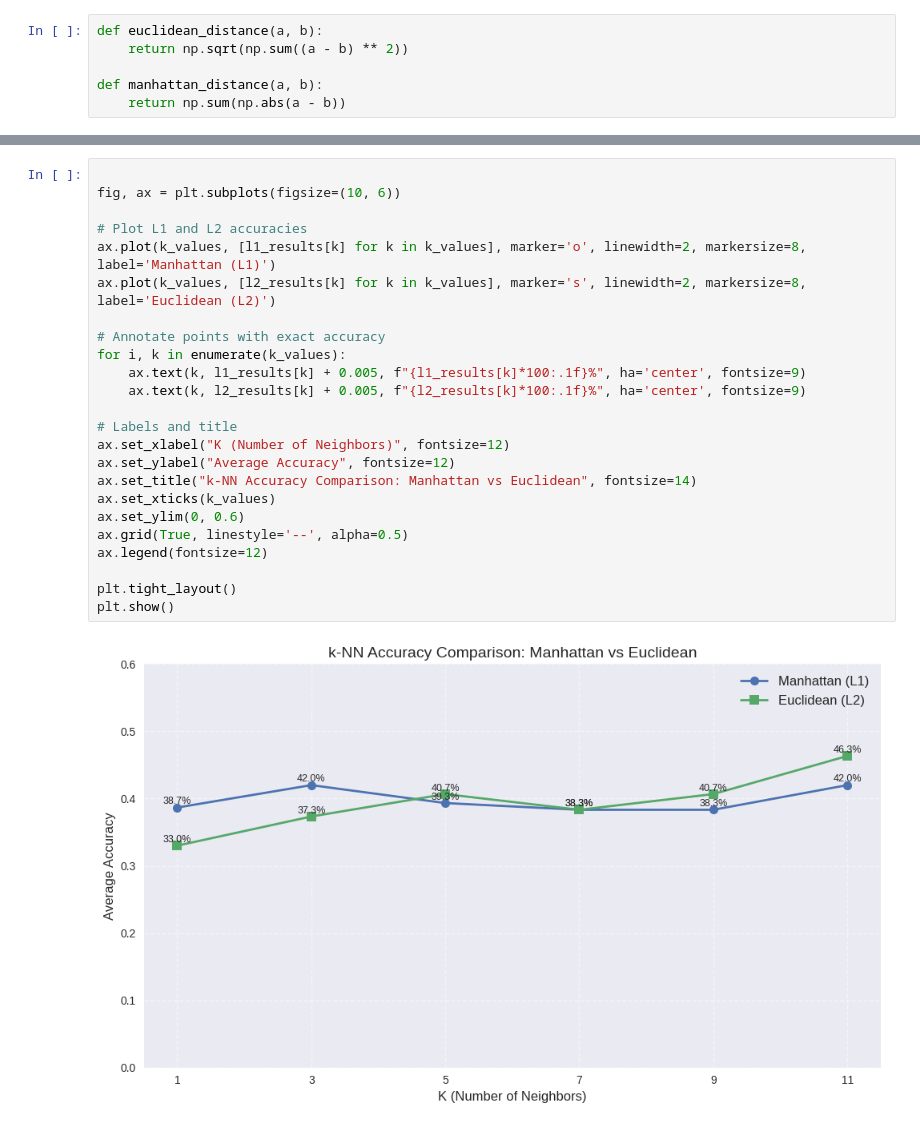
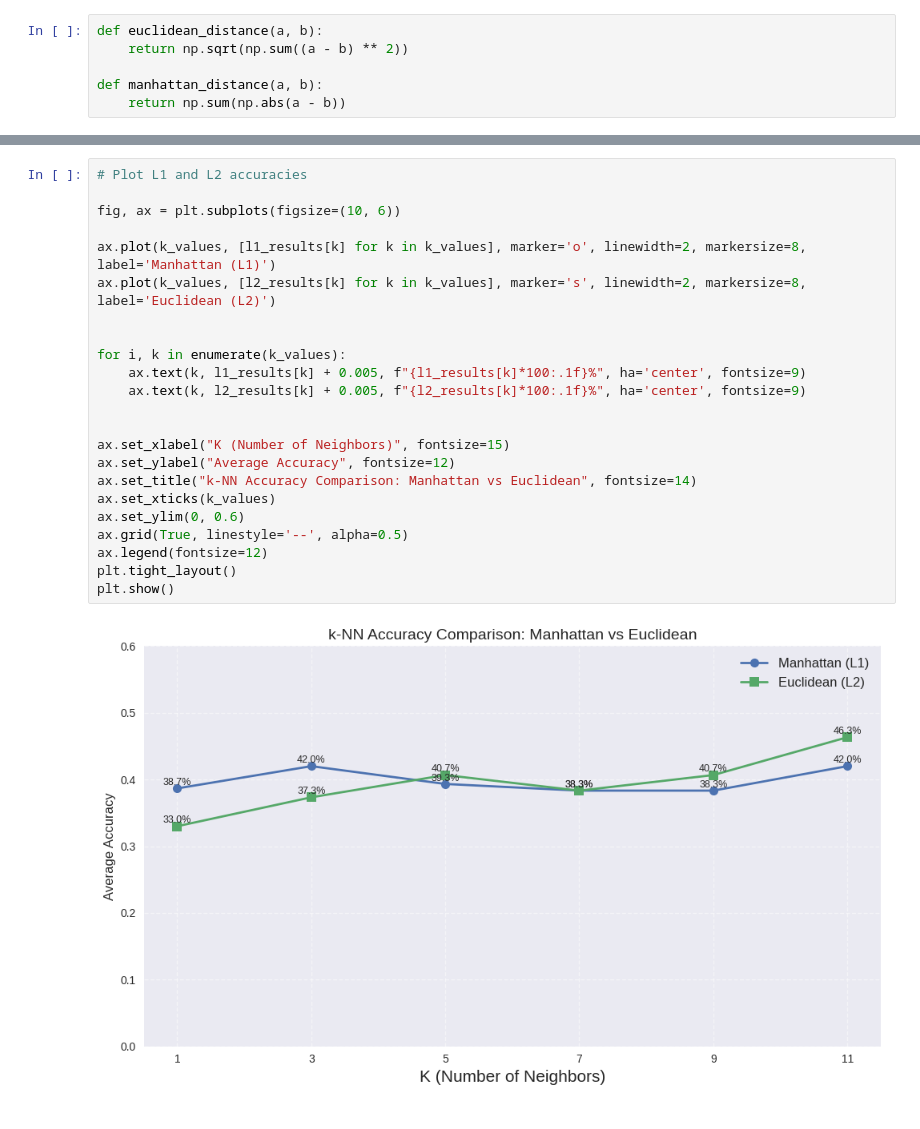
Before and after one commit to AriaRahman/CVPR, a Jupyter notebook: assignment_1_KNN.ipynb, the cells around one changed output, grey strips where cells are left out. Drawn from its saved outputs; the diff is of its cells as text.

```diff
--- a/assignment_1_KNN.ipynb
+++ b/assignment_1_KNN.ipynb
@@ -164,29 +158,28 @@ Running 5-fold cross-validation... (this may take a few minutes)
 L1 Accuracies: {1: np.float64(0.38666666666666666), 3: np.float64(0.42000000000000004), 5: np.float64(0.3933333333333333), 7: np.float64(0.3833333333333333), 9: np.float64(0.38333333333333336), 11: np ...
 L2 Accuracies: {1: np.float64(0.33), 3: np.float64(0.37333333333333335), 5: np.float64(0.40666666666666673), 7: np.float64(0.38333333333333336), 9: np.float64(0.40666666666666673), 11: np.float64(0.46 ...
 # %%
+# Plot L1 and L2 accuracies
 
 fig, ax = plt.subplots(figsize=(10, 6))
 
-# Plot L1 and L2 accuracies
 ax.plot(k_values, [l1_results[k] for k in k_values], marker='o', linewidth=2, markersize=8, label='Manhattan (L1)')
 ax.plot(k_values, [l2_results[k] for k in k_values], marker='s', linewidth=2, markersize=8, label='Euclidean (L2)')
 
-# Annotate points with exact accuracy
+
 for i, k in enumerate(k_values):
     ax.text(k, l1_results[k] + 0.005, f"{l1_results[k]*100:.1f}%", ha='center', fontsize=9)
     ax.text(k, l2_results[k] + 0.005, f"{l2_results[k]*100:.1f}%", ha='center', fontsize=9)
 
-# Labels and title
-ax.set_xlabel("K (Number of Neighbors)", fontsize=12)
+
+ax.set_xlabel("K (Number of Neighbors)", fontsize=15)
 ax.set_ylabel("Average Accuracy", fontsize=12)
 ax.set_title("k-NN Accuracy Comparison: Manhattan vs Euclidean", fontsize=14)
 ax.set_xticks(k_values)
 ax.set_ylim(0, 0.6)
 ax.grid(True, linestyle='--', alpha=0.5)
 ax.legend(fontsize=12)
-
 plt.tight_layout()
 plt.show()
 # %% [output]
-[figure, old version]
+[figure, new version]
 # %%
```
Also changed, not shown: parts of 5 cells of this notebook.
